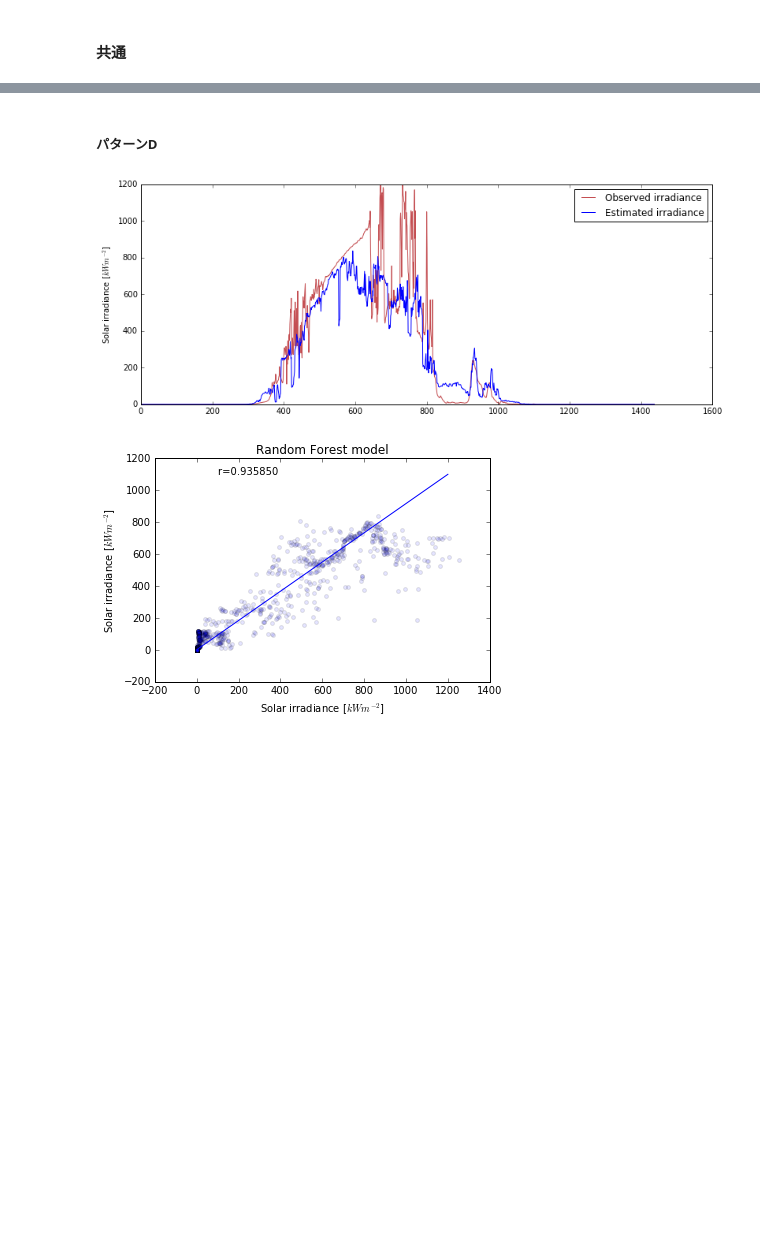
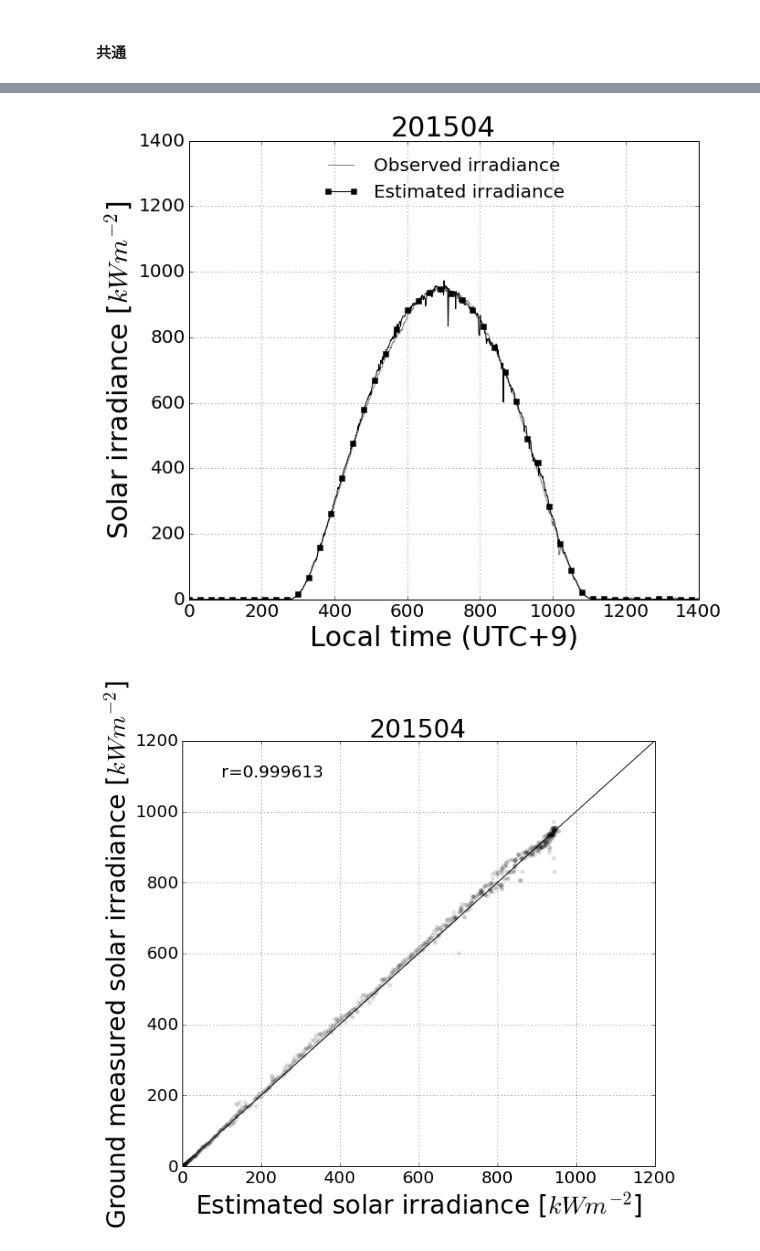
Before and after one commit to mizunototori/RF_example, a Jupyter notebook: FREA_RF.ipynb, the cells around one changed output, grey strips where cells are left out. Cells and saved outputs as stored; diff of their text form; code cells hidden in the pictures; blank space fills up the shorter version.

```diff
--- a/FREA_RF.ipynb
+++ b/FREA_RF.ipynb
@@ -300,19 +221,0 @@ plt.savefig("RFestimate_and_observed.png", dpi=250)
-# %%
-
-RMSE_A = [];
-Coef_A = [];
-for i in range(len(estimated_A)):
-    error_A = true_data_A - estimated_A[i]
-    plt.plot(error_A,lw=1)
-    RMSE_A.append(np.sqrt(np.mean((error_A)*(error_A))))
-    std_A = np.std(error_A)
-    Coef_A.append(np.corrcoef(true_data_A, estimated_A[i])[1][0])
-
-print('RMSE:')
-print('    MAX:', max(RMSE_A))
-print('    MIN:', min(RMSE_A))
-print('   MEAN:', np.mean(RMSE_A))
-print('Coeff:')
-print('    MAX:', max(Coef_A))
-print('    MIN:', min(Coef_A))
-print('   MEAN:', np.mean(Coef_A))
@@ -387,19 +223,0 @@ plt.savefig("RFestimate_and_observed_B.png", dpi=250)
-# %%
-
-RMSE_B = [];
-Coef_B = [];
-for i in range(len(estimated_B)):
-    error_B = true_data_B - estimated_B[i]
-    plt.plot(error_B,lw=1)
-    RMSE_B.append(np.sqrt(np.mean((error_B)*(error_B))))
-    std_B = np.std(error_B)
-    Coef_B.append(np.corrcoef(true_data_B, estimated_B[i])[1][0])
-
-print('RMSE:')
-print('    MAX:', max(RMSE_B))
-print('    MIN:', min(RMSE_B))
-print('   MEAN:', np.mean(RMSE_B))
-print('Coeff:')
-print('    MAX:', max(Coef_B))
-print('    MIN:', min(Coef_B))
-print('   MEAN:', np.mean(Coef_B))
@@ -455,26 +224,7 @@ plt.savefig("RFaccuracy", dpi=250)
-# %% [markdown]
-##### パターンD
-# %%
-plt.figure(figsize=(13, 5))
-plt.title("")
-plt.ylim(0,1200)
-plt.plot(true_data_D,  label="Observed irradiance", color='#c44e52',lw=1)
-plt.plot(estimated_D[0],  label="Estimated irradiance", lw=1)
-plt.legend()
-plt.ylabel(r'Solar irradiance [$kWm^{-2}$]')
-
-plt.savefig("RFestimate_and_observed_B.png", dpi=250)
-# %% [output]
-[figure, removed]
-# %%
-t_est_D = np.array([1,1200]); t_true_D = np.array([1,1100]);
-plt.scatter(true_data_D, estimated_D[0], alpha=0.1, s=15)
-plt.plot(t_est_D,t_true_D);
-plt.ylabel(r'Solar irradiance [$kWm^{-2}$]')
-plt.xlabel(r'Solar irradiance [$kWm^{-2}$]')
-plt.title('Random Forest model')
-plt.text(100,1100,r'r=%f '%(np.corrcoef((true_data_D, estimated_D[0]))[0,1]) )
-np.correlate(t_est_D,t_true_D)
-plt.savefig("RFaccuracy", dpi=250)
-# %% [output]
-[figure, removed]
+# %%
+for i in range(0,len(test_idx)):
+    comp_plot( dataset[i]['true_data'] , dataset[i]['estimated'], '201504')
+    comp_scatter(dataset[i]['true_data'], dataset[i]['estimated'], '201504')
+# %% [output]
+[figure, added]
+[figure, added]
```
Also changed, not shown: parts of 44 cells of this notebook.
